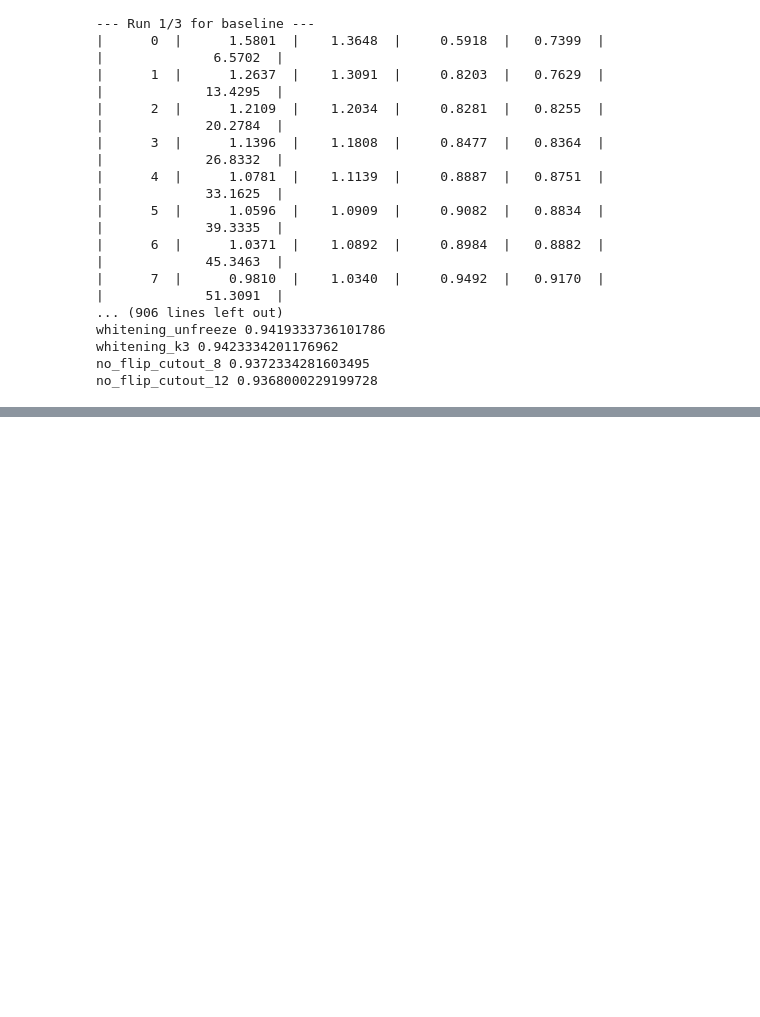
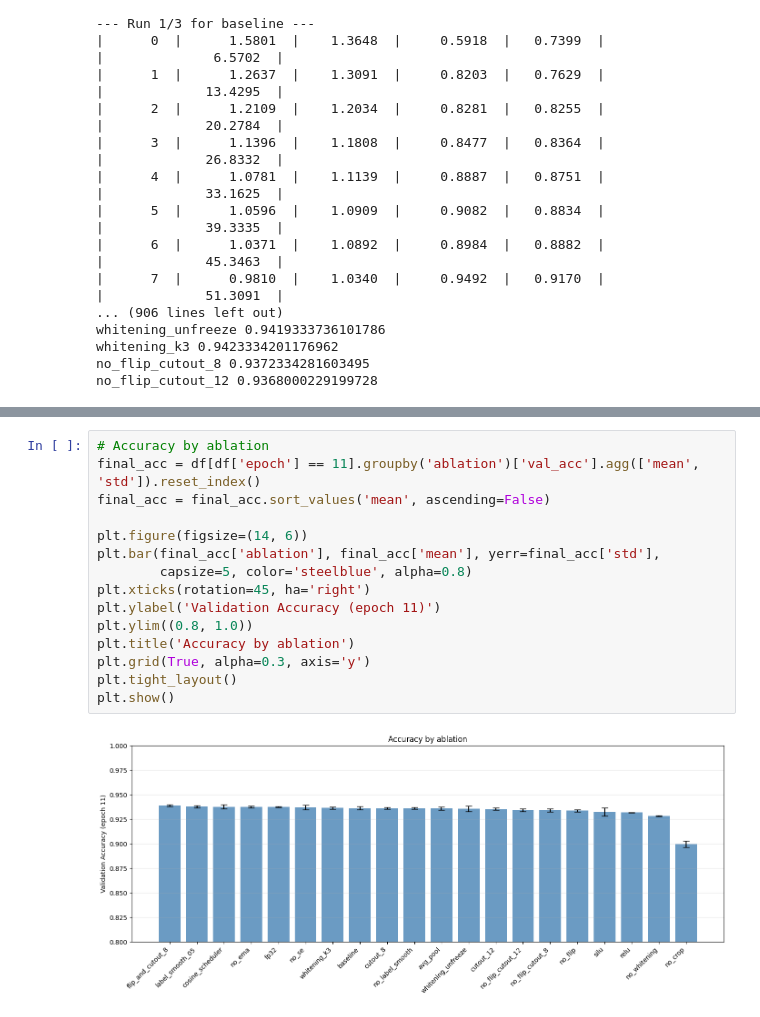
Before and after one commit to Albin5223/Project-hlb-CIFAR10, a Jupyter notebook: main_ablation.ipynb, the cells around one changed output, grey strips where cells are left out. Drawn from its saved outputs; the diff is of its cells as text; blank space fills up the shorter version.

```diff
--- a/main_ablation.ipynb
+++ b/main_ablation.ipynb
@@ -948,0 +859,17 @@ else:
+# %%
+# Accuracy by ablation
+final_acc = df[df['epoch'] == 11].groupby('ablation')['val_acc'].agg(['mean', 'std']).reset_index()
+final_acc = final_acc.sort_values('mean', ascending=False)
+
+plt.figure(figsize=(14, 6))
+plt.bar(final_acc['ablation'], final_acc['mean'], yerr=final_acc['std'],
+        capsize=5, color='steelblue', alpha=0.8)
+plt.xticks(rotation=45, ha='right')
+plt.ylabel('Validation Accuracy (epoch 11)')
+plt.ylim((0.8, 1.0))
+plt.title('Accuracy by ablation')
+plt.grid(True, alpha=0.3, axis='y')
+plt.tight_layout()
+plt.show()
+# %% [output]
+[figure, added]
```
Also changed, not shown: parts of 9 cells of this notebook, 1 other file.
